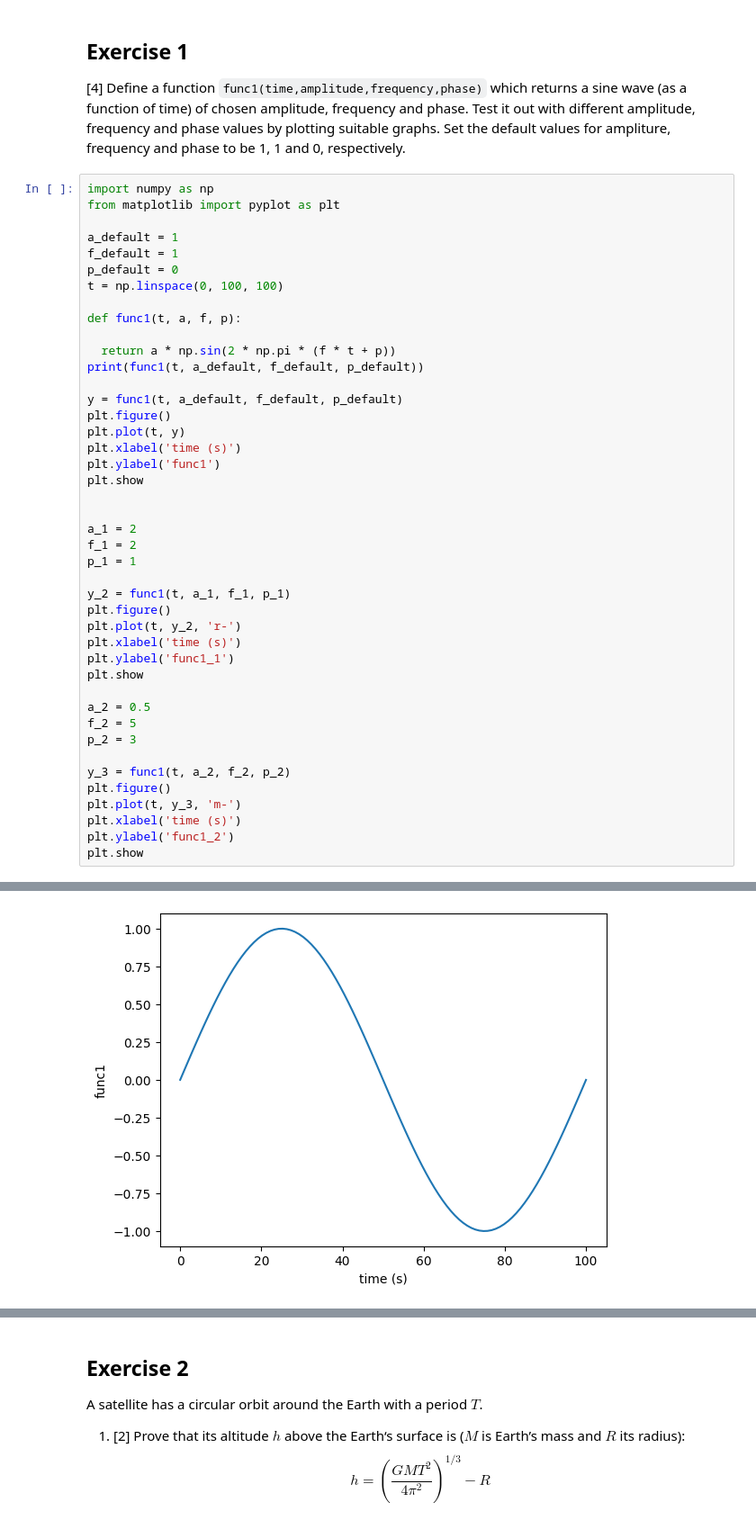
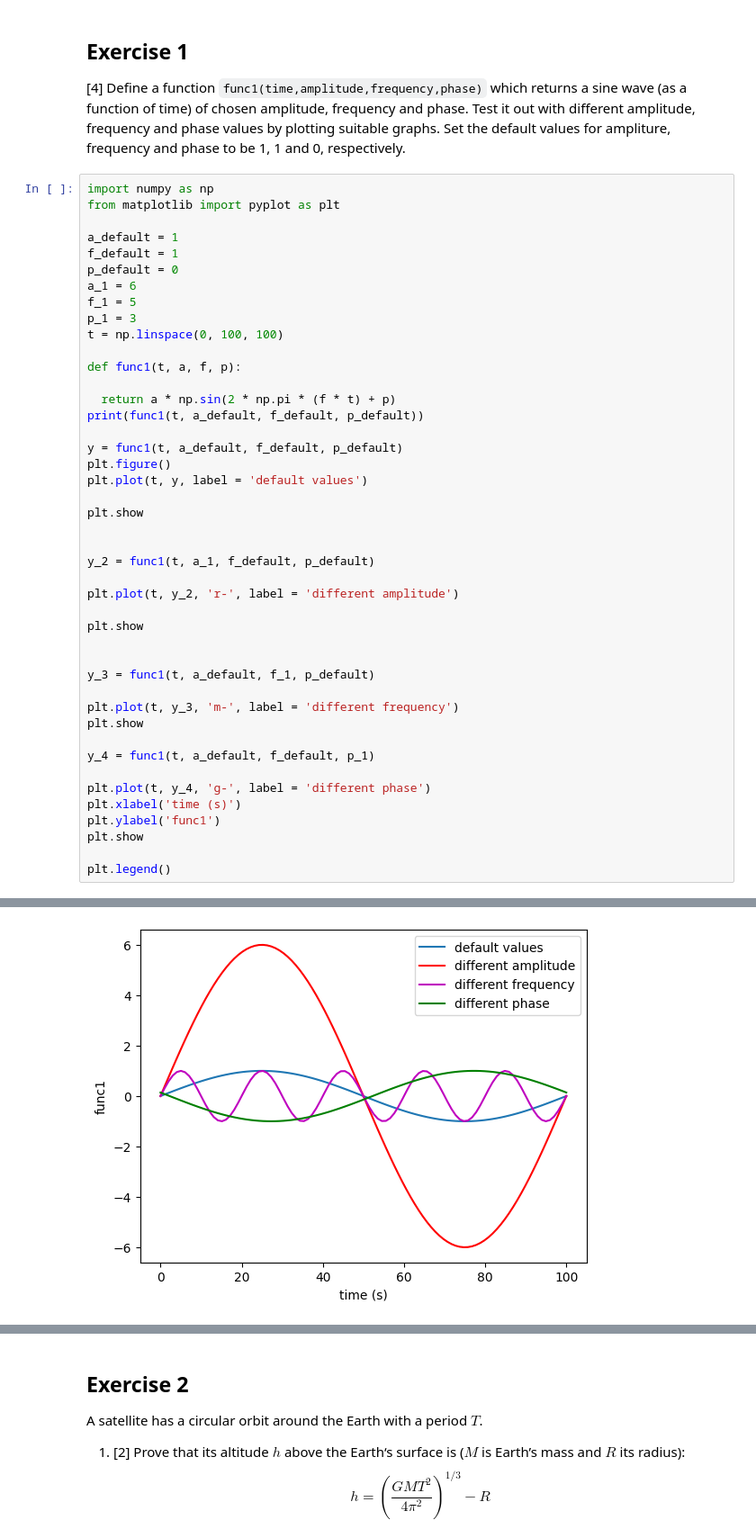
Before and after one commit to PX2145-2025/week-2-b-McCulloch-Rhys, a Jupyter notebook: Functions.ipynb, the cells around one changed output, grey strips where cells are left out. Shown: that part at 90% size. Drawn from its saved outputs; the diff is of its cells as text.

```diff
--- a/Functions.ipynb
+++ b/Functions.ipynb
@@ -281,42 +281,43 @@ from matplotlib import pyplot as plt
 a_default = 1
 f_default = 1
 p_default = 0
+a_1 = 6
+f_1 = 5
+p_1 = 3
 t = np.linspace(0, 100, 100)
 
 def func1(t, a, f, p):
 
-  return a * np.sin(2 * np.pi * (f * t + p))
+  return a * np.sin(2 * np.pi * (f * t) + p)
 print(func1(t, a_default, f_default, p_default))
 
 y = func1(t, a_default, f_default, p_default)
 plt.figure()
-plt.plot(t, y)
+plt.plot(t, y, label = 'default values')
+
+plt.show
+
+
+y_2 = func1(t, a_1, f_default, p_default)
+
+plt.plot(t, y_2, 'r-', label = 'different amplitude')
+
+plt.show
+
+
+y_3 = func1(t, a_default, f_1, p_default)
+
+plt.plot(t, y_3, 'm-', label = 'different frequency')
+plt.show
+
+y_4 = func1(t, a_default, f_default, p_1)
+
+plt.plot(t, y_4, 'g-', label = 'different phase')
 plt.xlabel('time (s)')
 plt.ylabel('func1')
 plt.show
 
-
-a_1 = 2
-f_1 = 2
-p_1 = 1
-
-y_2 = func1(t, a_1, f_1, p_1)
-plt.figure()
-plt.plot(t, y_2, 'r-')
-plt.xlabel('time (s)')
-plt.ylabel('func1_1')
-plt.show
-
-a_2 = 0.5
-f_2 = 5
-p_2 = 3
-
-y_3 = func1(t, a_2, f_2, p_2)
-plt.figure()
-plt.plot(t, y_3, 'm-')
-plt.xlabel('time (s)')
-plt.ylabel('func1_2')
-plt.show
+plt.legend()
 # %% [output]
 [ 0.00000000e+00  6.34239197e-02  1.26592454e-01  1.89251244e-01
   2.51147987e-01  3.12033446e-01  3.71662456e-01  4.29794912e-01
@@ -339 +340 @@ plt.show
-[figure, old version]
+[figure, new version]
```
Also changed, not shown: parts of 2 cells of this notebook.
